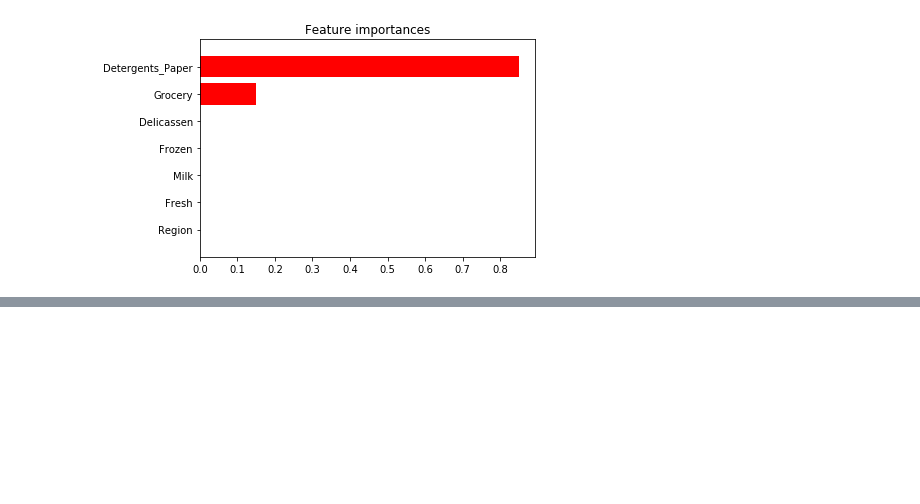
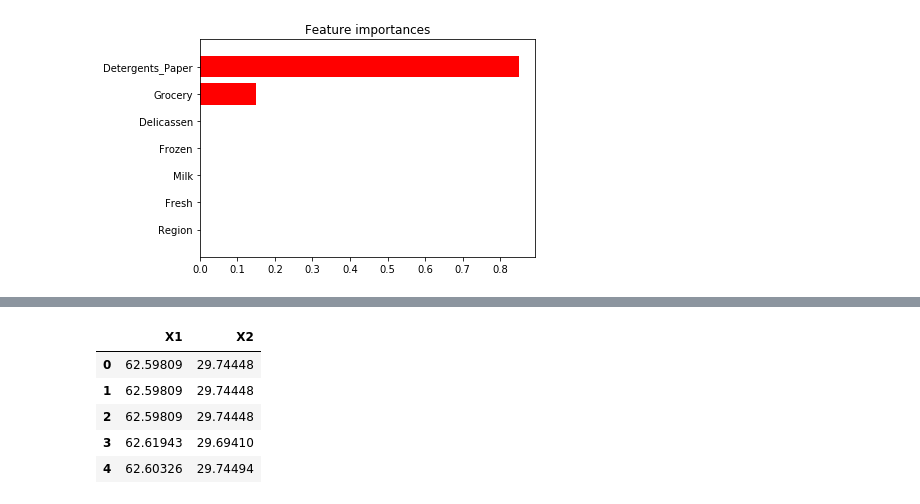
Before and after one commit to renero/class_notebooks, a Jupyter notebook: Tree based methods.ipynb, the cells around one changed output, grey strips where cells are left out. Drawn from its saved outputs; the diff is of its cells as text; code cells hidden in the pictures; blank space fills up the shorter version.

```diff
--- a/Tree based methods.ipynb
+++ b/Tree based methods.ipynb
@@ -696,0 +765,11 @@ features_importance(surrogate, X)
+# %%
+fi = Dataset('/Users/renero/Desktop/MopsiLocations2012-Joensuu.txt',
+             sep=' ', header=None, names=['X1', 'X2'])
+fi.data.head(5)
+# %% [output]
+|  | X1 | X2 |
+| 0 | 62.59809 | 29.74448 |
+| 1 | 62.59809 | 29.74448 |
+| 2 | 62.59809 | 29.74448 |
+| 3 | 62.61943 | 29.69410 |
+| 4 | 62.60326 | 29.74494 |
```
Also changed, not shown: parts of 6 cells of this notebook.
